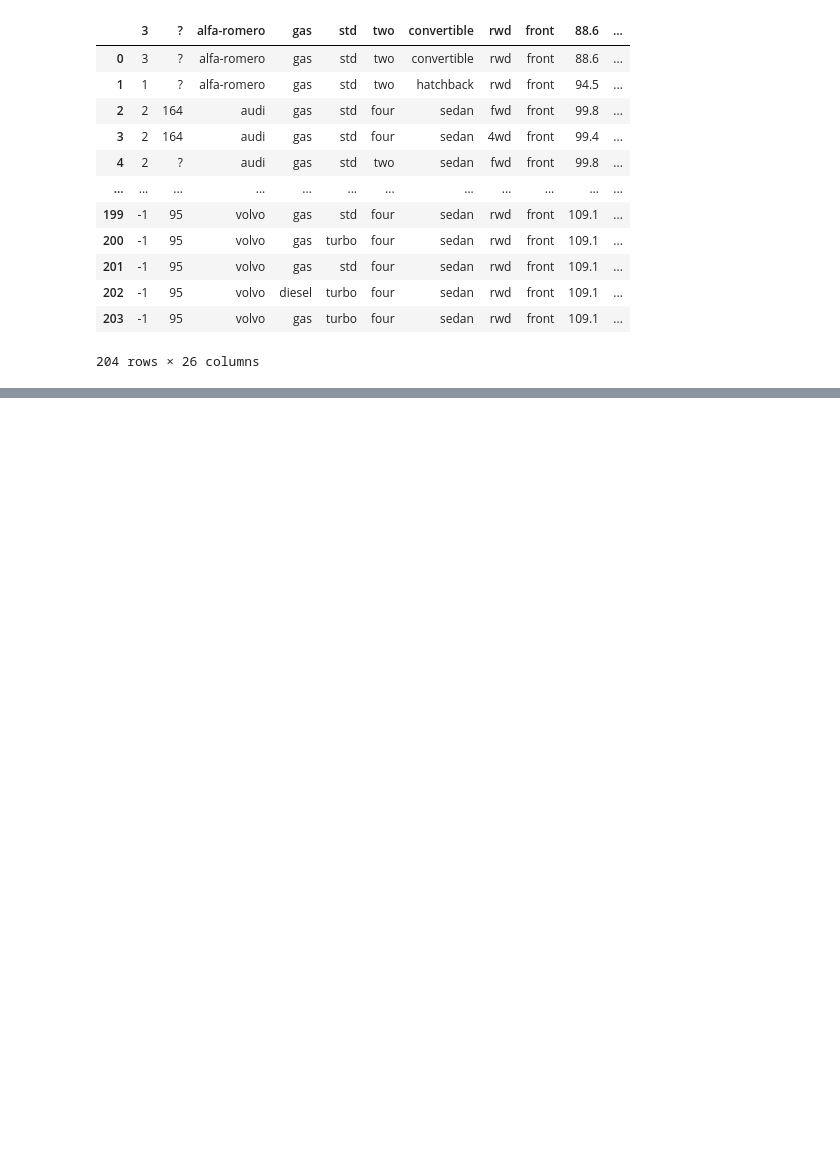
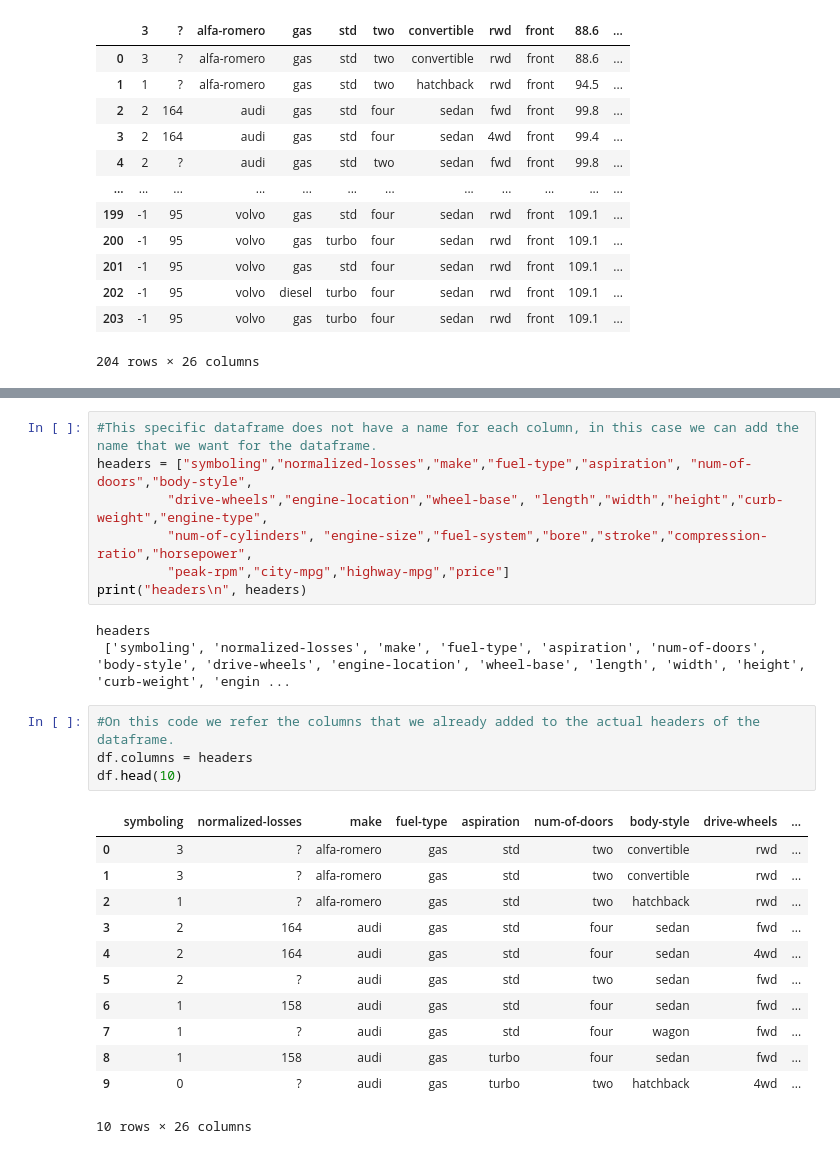
Before and after one commit to PosgradoMNA/actividades-de-aprendizaje-aleislasb, a Jupyter notebook: Semana 4 IBM.ipynb, the cells around one changed output, grey strips where cells are left out. Cells and saved outputs as stored; diff of their text form; blank space fills up the shorter version.

```diff
--- a/Semana 4 IBM.ipynb
+++ b/Semana 4 IBM.ipynb
@@ -97 +127,28 @@ The last 10 rows of the dataframe
 10 rows × 26 columns
+# %%
+#This specific dataframe does not have a name for each column, in this case we can add the name that we want for the dataframe.
+headers = ["symboling","normalized-losses","make","fuel-type","aspiration", "num-of-doors","body-style",
+         "drive-wheels","engine-location","wheel-base", "length","width","height","curb-weight","engine-type",
+         "num-of-cylinders", "engine-size","fuel-system","bore","stroke","compression-ratio","horsepower",
+         "peak-rpm","city-mpg","highway-mpg","price"]
+print("headers\n", headers)
+# %% [output]
+headers
+ ['symboling', 'normalized-losses', 'make', 'fuel-type', 'aspiration', 'num-of-doors', 'body-style', 'drive-wheels', 'engine-location', 'wheel-base', 'length', 'width', 'height', 'curb-weight', 'engin ...
+# %%
+#On this code we refer the columns that we already added to the actual headers of the dataframe.
+df.columns = headers
+df.head(10)
+# %% [output]
+|  | symboling | normalized-losses | make | fuel-type | aspiration | num-of-doors | body-style | drive-wheels | ... |
+| 0 | 3 | ? | alfa-romero | gas | std | two | convertible | rwd | ... |
+| 1 | 3 | ? | alfa-romero | gas | std | two | convertible | rwd | ... |
+| 2 | 1 | ? | alfa-romero | gas | std | two | hatchback | rwd | ... |
+| 3 | 2 | 164 | audi | gas | std | four | sedan | fwd | ... |
+| 4 | 2 | 164 | audi | gas | std | four | sedan | 4wd | ... |
+| 5 | 2 | ? | audi | gas | std | two | sedan | fwd | ... |
+| 6 | 1 | 158 | audi | gas | std | four | sedan | fwd | ... |
+| 7 | 1 | ? | audi | gas | std | four | wagon | fwd | ... |
+| 8 | 1 | 158 | audi | gas | turbo | four | sedan | fwd | ... |
+| 9 | 0 | ? | audi | gas | turbo | two | hatchback | 4wd | ... |
+10 rows × 26 columns
```
Also changed, not shown: parts of 9 cells of this notebook.
